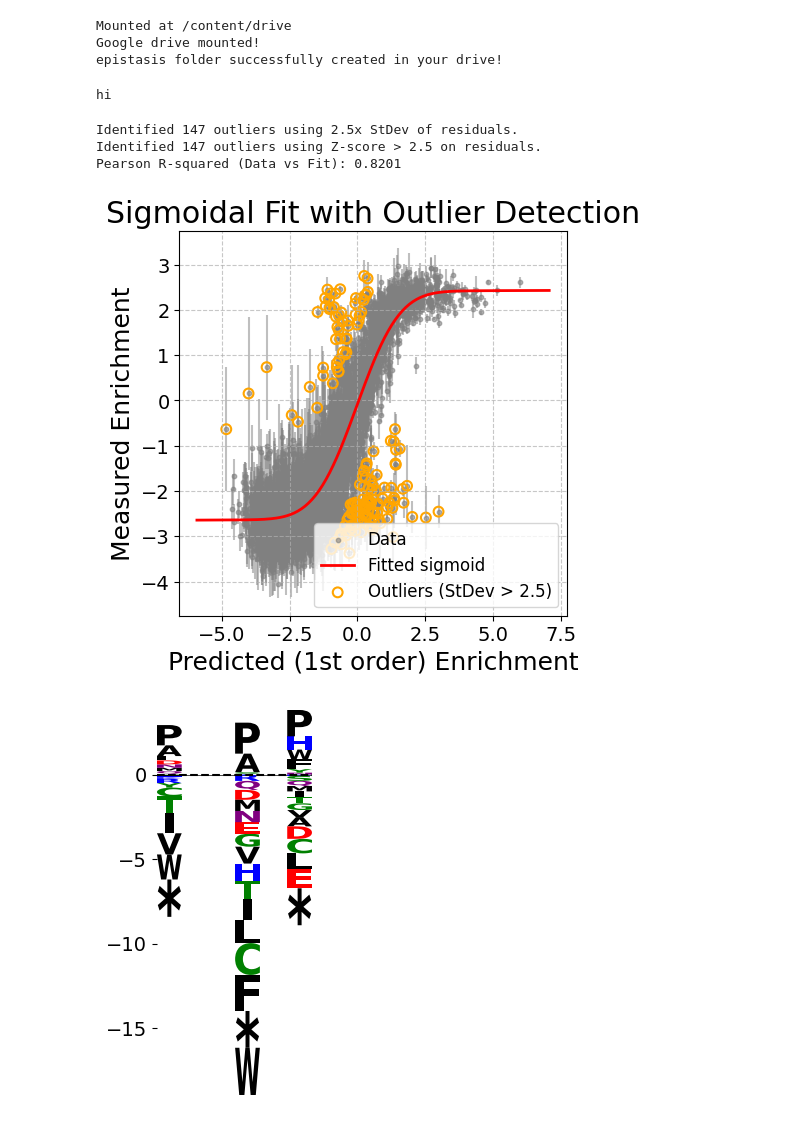
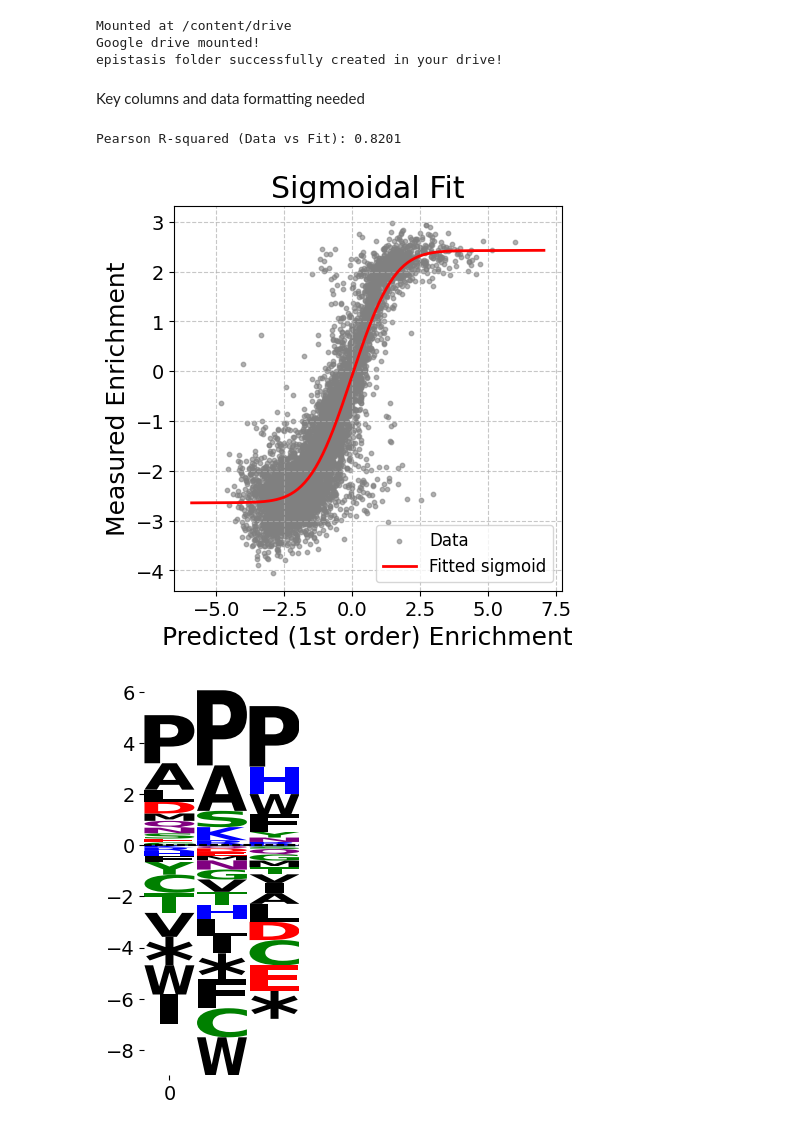
Before and after one commit to Creixell-lab/epystasis, a Jupyter notebook: Epistasis_20250807.ipynb, the cells around one changed output. Cells and saved outputs as stored; diff of their text form; code cells hidden in the pictures.

```diff
--- a/Epistasis_20250807.ipynb
+++ b/Epistasis_20250807.ipynb
@@ -199,6 +202,8 @@ print("epistasis folder successfully created in your drive!")
 Mounted at /content/drive
 Google drive mounted!
 epistasis folder successfully created in your drive!
+# %% [markdown]
+Key columns and data formatting needed
 # %%
 #@title Epistasis Calculation Settings
 # @markdown ---
@@ -235,10 +249,6 @@ z1 = np.ones([k,k])
 np.fill_diagonal(z1, 0) # center of the z1 matrix is set to 0
 H2_terms_initial = 0
 df = 0
-# %%
-print('hi')
-# %% [output]
-hi
 # %%
 #@title Load in Epistasis functions and Definitions
 
@@ -754,14 +791,14 @@ def calculate_pvalue_mean_and_error(row):
 for position in range(n):
     df_tang[str(position)] = df_tang['pep_'].str[position]
 
-df_tang['pep_'] = df_tang['0'] + df_tang['1'] + df_tang['2']
+#df_tang['pep_'] = df_tang['0'] + df_tang['1'] + df_tang['2']
 
 replicates = 1
-pheno_pre_linear = f'y{replicates}' # phenotype of choice
+pheno_pre_linear = phenotype_column
 pheno = f'linearised_{pheno_pre_linear}'
 weight = f'i{replicates}'
 
-pheno_pre_linear = 'ymean'
+#pheno_pre_linear = 'ymean'
 
 E0 = np.nanmean(df_tang[pheno_pre_linear])
 E0_df = pd.DataFrame((['*'*n],[E0])).T
@@ -779,7 +816,7 @@ plt.figure(figsize=(5,5))
 
 y_data = df_tang[pheno_pre_linear].values # Ensure it's a numpy array
 x_data = np.array(predicted_y_values)
-sigma_n = df_tang['yerr'].values
+#sigma_n = df_tang['yerr'].values
 
 # Perform the sigmoidal fit
 try:
@@ -799,32 +836,10 @@ y_fit = error_function3(x_data, *params)
 # --- Outlier Detection ---
 residuals = y_data - y_fit
 
-# Method 1: Standard Deviation of Residuals
-std_residuals = np.std(residuals)
-outlier_threshold_std = 2.5 # You can adjust this threshold (e.g., 2, 2.5, 3)
-outliers_std_dev_mask = np.abs(residuals) > outlier_threshold_std * std_residuals
-outliers_std_dev_x = x_data[outliers_std_dev_mask]
-outliers_std_dev_y = y_data[outliers_std_dev_mask]
-print(f"\nIdentified {len(outliers_std_dev_x)} outliers using {outlier_threshold_std}x StDev of residuals.")
-
-# Method 3: Z-scores of Residuals
-if len(residuals) > 1 and std_residuals > 1e-9: # Avoid division by zero if all residuals are same
-    z_scores_residuals = (residuals - np.mean(residuals)) / std_residuals
-    outlier_threshold_z = 2.5 # You can adjust this threshold
-    outliers_z_score_mask = np.abs(z_scores_residuals) > outlier_threshold_z
-    outliers_z_score_x = x_data[outliers_z_score_mask]
-    outliers_z_score_y = y_data[outliers_z_score_mask]
-    print(f"Identified {len(outliers_z_score_x)} outliers using Z-score > {outlier_threshold_z} on residuals.")
-else:
-    print("Could not calculate Z-scores for residuals (not enough data or zero std dev).")
-    outliers_z_score_x, outliers_z_score_y = np.array([]), np.array([])
-    outliers_z_score_mask = np.zeros_like(y_data, dtype=bool)
-
-
 # --- Plotting ---
 # Plot the data
 plt.scatter(x_data, y_data, label='Data', s=10, alpha=0.6, c='grey') # Original data
-plt.errorbar(x_data, y_data, yerr=sigma_n, ls='', zorder=0, c='gray', alpha=0.5, label='_nolegend_')
+#plt.errorbar(x_data, y_data, yerr=sigma_n, ls='', zorder=0, c='gray', alpha=0.5, label='_nolegend_')
 
 # Plot the fitted curve (smoother line)
 x_values_smooth = np.linspace(min(x_data) - (0.1 * (max(x_data)-min(x_data)) if len(x_data)>1 else 1),
@@ -835,9 +850,6 @@ plt.plot(x_values_smooth, y_values_smooth_fit, label='Fitted sigmoid', color='re
 
 
 # Highlight outliers (using StDev method for this example, choose one or combine)
-plt.scatter(outliers_std_dev_x, outliers_std_dev_y,
-            s=50, facecolors='none', edgecolors='orange', linewidth=1.5,
-            label=f'Outliers (StDev > {outlier_threshold_std})')
 
 # Or highlight outliers using Z-score method:
 # plt.scatter(outliers_z_score_x, outliers_z_score_y,
@@ -851,50 +863,40 @@ print(f'Pearson R-squared (Data vs Fit): {r_squared:.4f}')
 plt.xlabel('Predicted (1st order) Enrichment')
 plt.ylabel('Measured Enrichment')
 plt.legend(fontsize = 12)
-plt.title('Sigmoidal Fit with Outlier Detection')
+plt.title('Sigmoidal Fit')
 plt.grid(True, linestyle='--', alpha=0.7)
 plt.show()
 
 #!!!! add in a module in the future that just gives the motif as is
+E1_df["Epi_char"] = E1_df["Epi"].str.extract(r'([^*])')
+E1_df["Epi_pos0"] = E1_df["Epi"].str.replace(r'[^*].*', '', regex=True).str.len()
+i1m = epi_to_matrix(E1_df)
 
-i1m = motif_generator_5x(df_tang, column = 'i1')
-i2m = motif_generator_5x(df_tang, column = 'i2')
-i3m = motif_generator_5x(df_tang, column = 'i3')
-
-pd1m = motif_generator_5x(df_tang, column = 'PD1')
-pd2m = motif_generator_5x(df_tang, column = 'PD2')
-pd3m = motif_generator_5x(df_tang, column = 'PD3')
-
-y1m = np.log2(pd1m / i1m)
-y2m = np.log2(pd2m / i2m)
-y3m = np.log2(pd3m / i3m)
 
 # figsize(5,5)
 # sns.heatmap(((y1m+y2m+y3m)/3).reindex(AA_seq_), cmap = 'bwr', annot = True)
 # show()
 
 
-ars_logo = logomaker.Logo(((y1m+y2m+y3m)/3)[[3,4,5,6,7,8]].fillna(0).T,
+ars_logo = logomaker.Logo(i1m.fillna(0).T,
                          color_scheme='chemistry',
                          #vpad=.1,
                          #width=0.1,
                           flip_below = False,
                           #baseline_width = 0.1,
                          #allow_nan=True,
                           figsize = (2,5)
                         )
 axhline(0,0, ls = '--', c = 'black')
 ars_logo.style_xticks(anchor=0, spacing=201, rotation=0)
 ars_logo.style_spines(visible=False)
 
 
-outlier_df = df_tang[outliers_std_dev_mask]
+#outlier_df = df_tang[outliers_std_dev_mask]
 
-outlier_df.to_csv(f'{file_path}/outliers.csv')
-((y1m+y2m+y3m)/3).reindex(AA_seq_).to_csv(f'{file_path}/motif.csv')
+#outlier_df.to_csv(f'{file_path}/outliers.csv')
+i1m.reindex(AA_seq_).to_csv(f'{file_path}/motif.csv')
 # %% [output]
-Identified 147 outliers using 2.5x StDev of residuals.
-Identified 147 outliers using Z-score > 2.5 on residuals.
 Pearson R-squared (Data vs Fit): 0.8201
-[figure, old version]
+[figure, new version]
-[figure, old version]
+[figure, new version]
```
Also changed, not shown: parts of 9 cells of this notebook.
